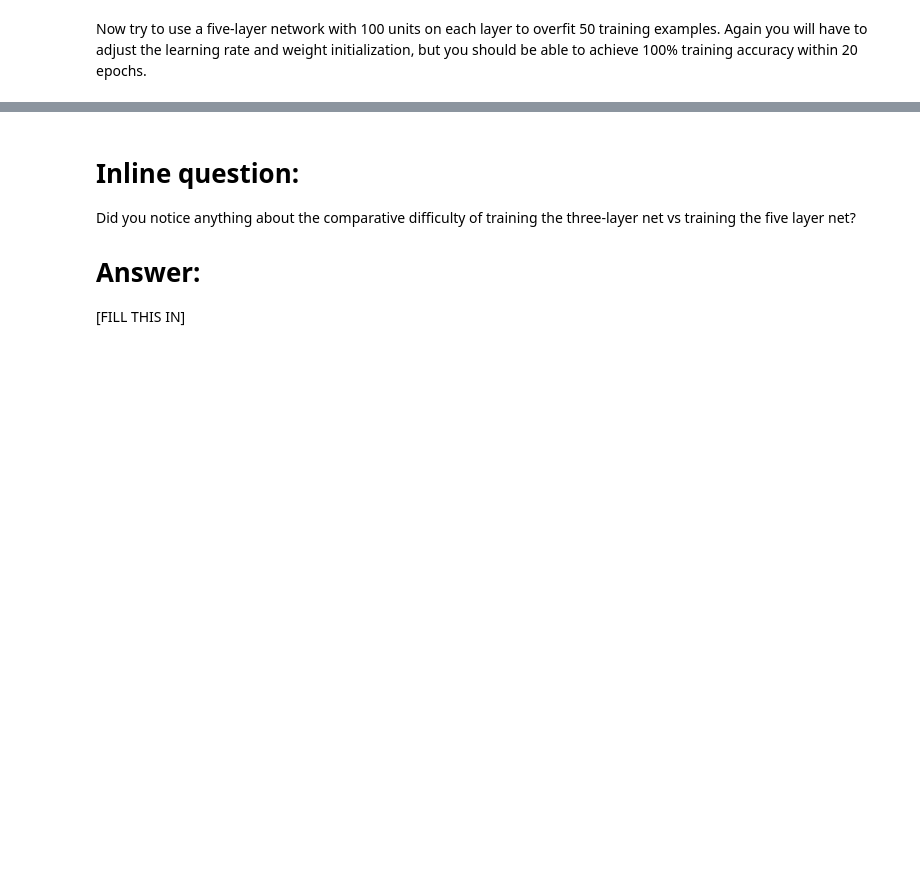
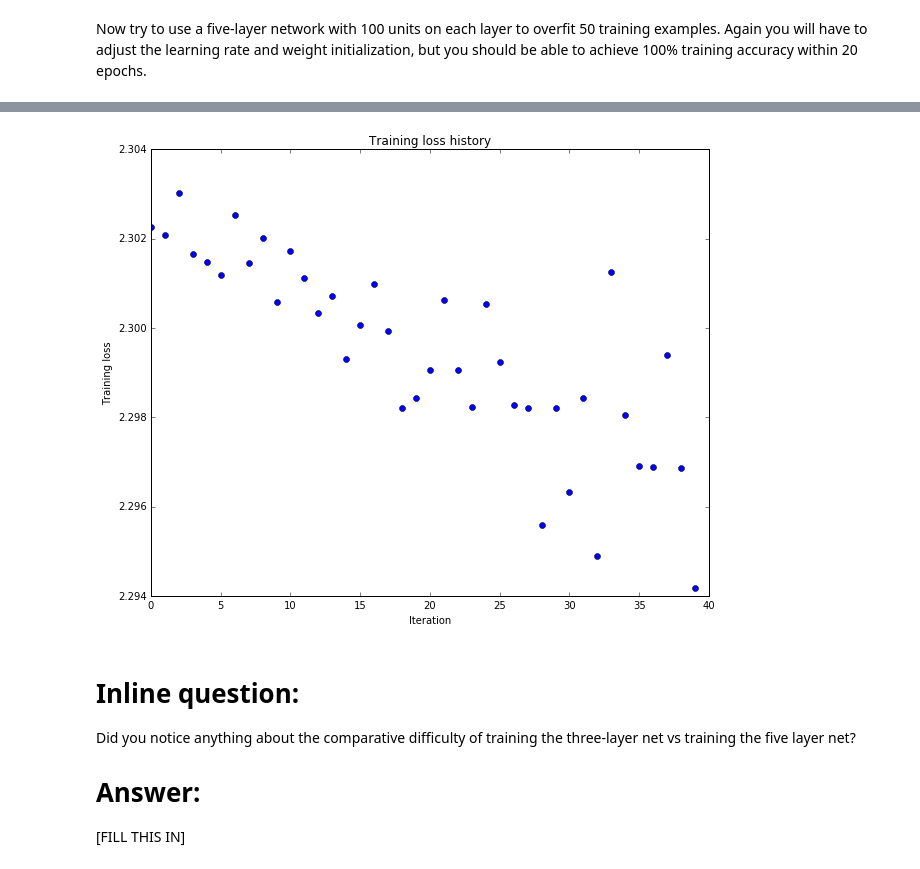
Before and after one commit to xavi1989/cs231n, a Jupyter notebook: assignment2/FullyConnectedNets.ipynb, the cells around one changed output, grey strips where cells are left out. Cells and saved outputs as stored; diff of their text form; code cells hidden in the pictures; blank space fills up the shorter version.

```diff
--- a/assignment2/FullyConnectedNets.ipynb
+++ b/assignment2/FullyConnectedNets.ipynb
@@ -462,8 +509,8 @@ small_data = {
   'y_val': data['y_val'],
 }
 
-learning_rate = 1e-3
-weight_scale = 1e-5
+learning_rate = 5e-3
+weight_scale = 1e-2
 model = FullyConnectedNet([100, 100, 100, 100],
                 weight_scale=weight_scale, dtype=np.float64)
 solver = Solver(model, small_data,
@@ -480,3 +527,4 @@ plt.title('Training loss history')
 plt.xlabel('Iteration')
 plt.ylabel('Training loss')
 plt.show()
+# %% [output]
@@ -483,3 +548,4 @@ plt.show()
+[figure, added]
 # %% [markdown]
 # Inline question:
 Did you notice anything about the comparative difficulty of training the three-layer net vs training the five layer net?
```
Also changed, not shown: parts of 11 cells of this notebook, 1 other file.
